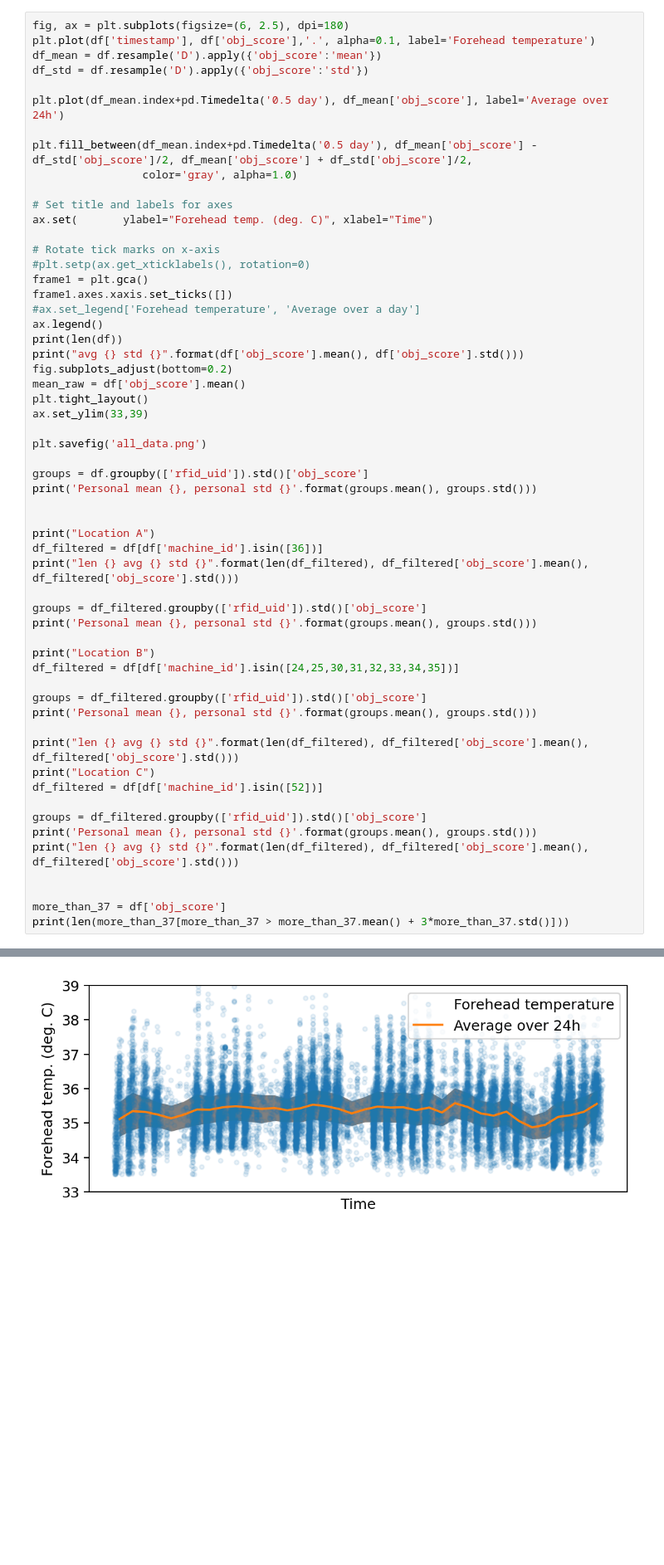
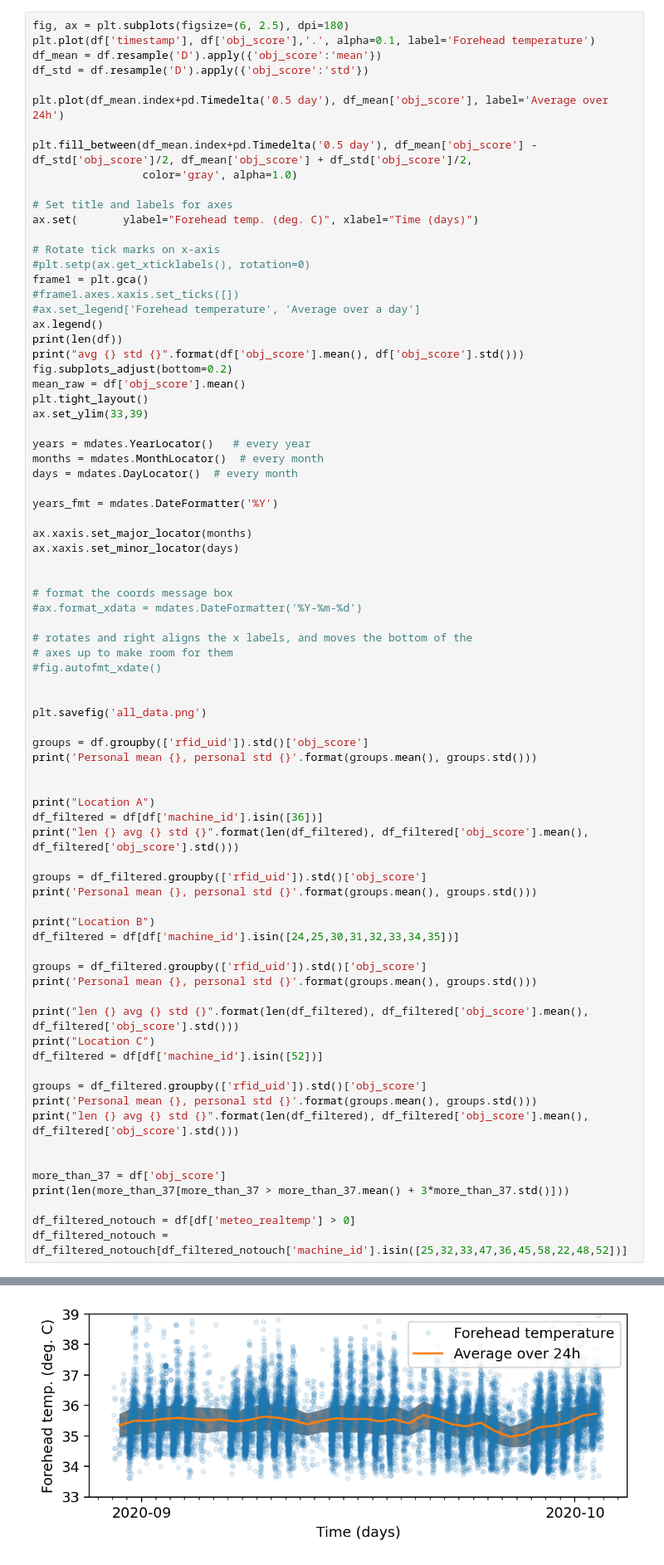
Before and after one commit to ashajkofci/CorrectionForeheadTemperature, a Jupyter notebook: coronasense_analysis.ipynb, the cells around one changed output, grey strips where cells are left out. Shown at 83% size. Drawn from its saved outputs; the diff is of its cells as text; blank space fills up the shorter version.

```diff
--- a/coronasense_analysis.ipynb
+++ b/coronasense_analysis.ipynb
@@ -48,12 +75,12 @@ plt.fill_between(df_mean.index+pd.Timedelta('0.5 day'), df_mean['obj_score'] - d
                  color='gray', alpha=1.0)
 
 # Set title and labels for axes
-ax.set(       ylabel="Forehead temp. (deg. C)", xlabel="Time")
+ax.set(       ylabel="Forehead temp. (deg. C)", xlabel="Time (days)")
 
 # Rotate tick marks on x-axis
 #plt.setp(ax.get_xticklabels(), rotation=0)
 frame1 = plt.gca()
-frame1.axes.xaxis.set_ticks([])
+#frame1.axes.xaxis.set_ticks([])
 #ax.set_legend['Forehead temperature', 'Average over a day']
 ax.legend()
 print(len(df))
@@ -62,6 +89,24 @@ fig.subplots_adjust(bottom=0.2)
 mean_raw = df['obj_score'].mean()
 plt.tight_layout()
 ax.set_ylim(33,39)
+
+years = mdates.YearLocator()   # every year
+months = mdates.MonthLocator()  # every month
+days = mdates.DayLocator()  # every month
+
+years_fmt = mdates.DateFormatter('%Y')
+
+ax.xaxis.set_major_locator(months)
+ax.xaxis.set_minor_locator(days)
+
+
+# format the coords message box
+#ax.format_xdata = mdates.DateFormatter('%Y-%m-%d')
+
+# rotates and right aligns the x labels, and moves the bottom of the
+# axes up to make room for them
+#fig.autofmt_xdate()
+
 
 plt.savefig('all_data.png')
 
@@ -93,4 +138,7 @@ print("len {} avg {} std {}".format(len(df_filtered), df_filtered['obj_score'].m
 
 more_than_37 = df['obj_score']
 print(len(more_than_37[more_than_37 > more_than_37.mean() + 3*more_than_37.std()]))
+
+df_filtered_notouch = df[df['meteo_realtemp'] > 0]
+df_filtered_notouch = df_filtered_notouch[df_filtered_notouch['machine_id'].isin([25,32,33,47,36,45,58,22,48,52])]
 # %% [output]
@@ -110,4 +158,4 @@ len 2508 avg 35.09165869218498 std 0.6854905451799601
-[figure, old version]
+[figure, new version]
 # %%
 plt.rcParams["figure.dpi"] = 180
 fig, ax = plt.subplots(figsize=(6, 2.5), dpi=180)
```
Also changed, not shown: parts of 12 cells of this notebook, 2 other files.
